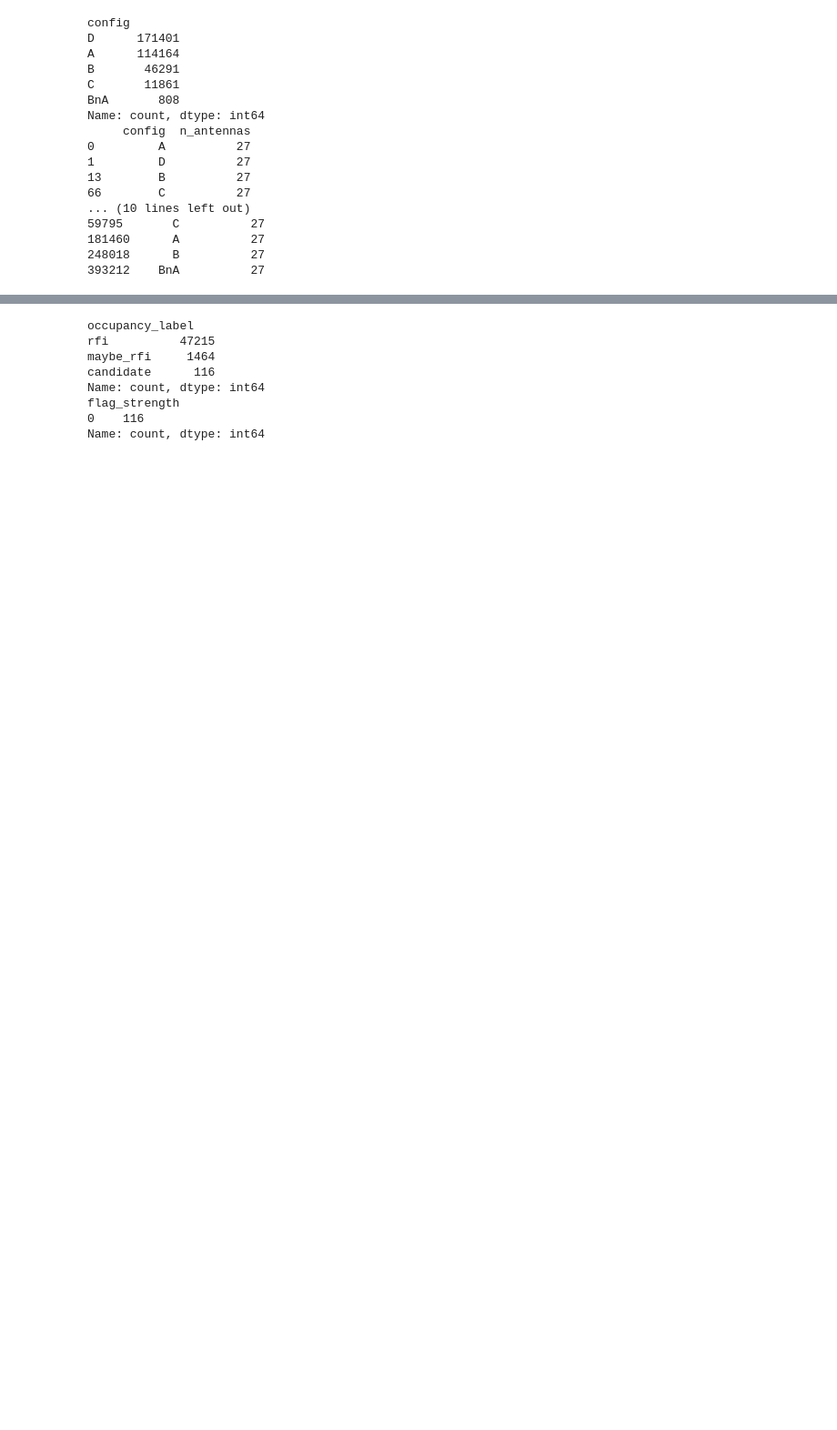
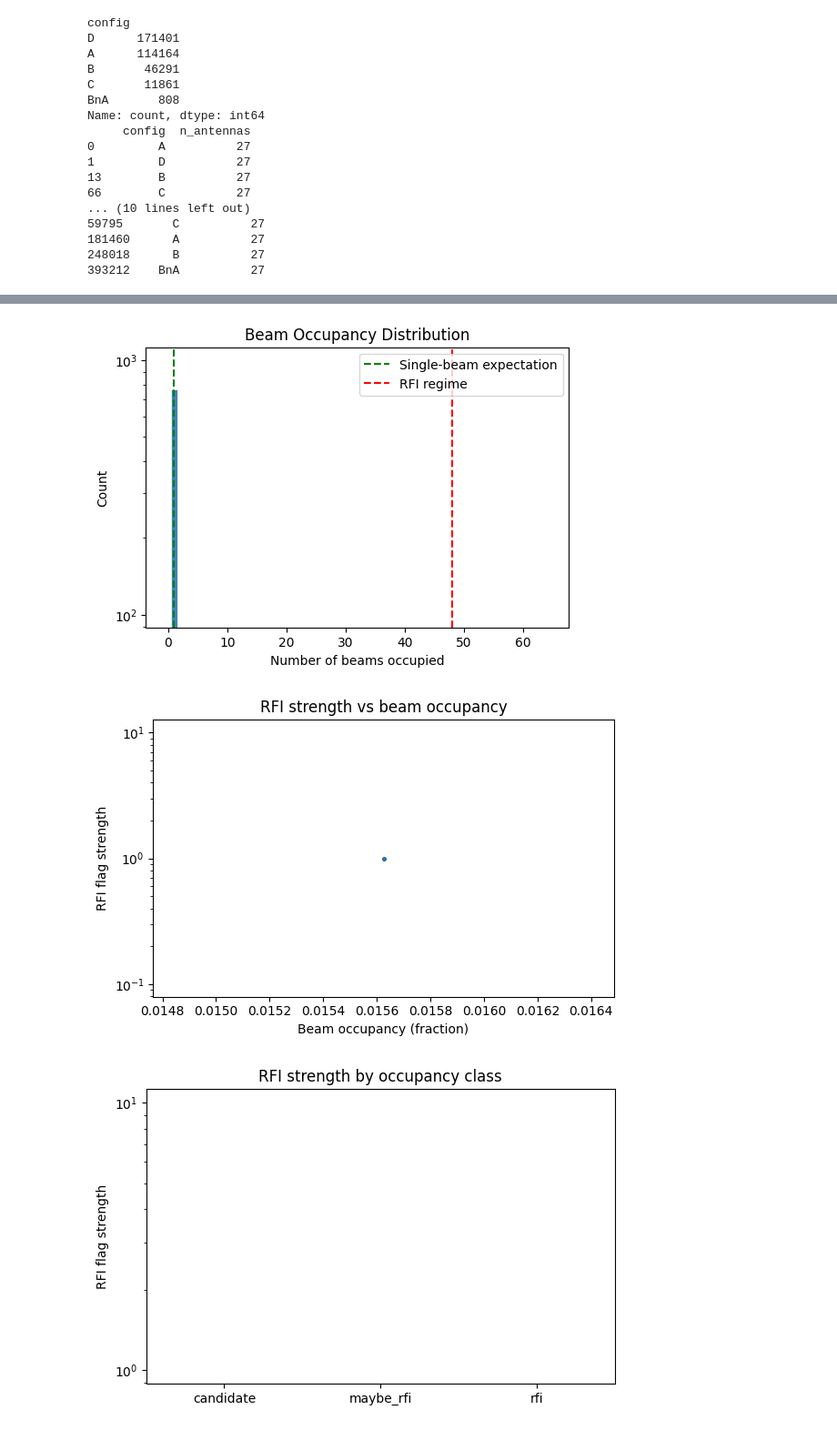
Before and after one commit to ELLAMBISHOP/RADAR, a Jupyter notebook: RFI_anomoly_analysis.ipynb, the cells around one changed output, grey strips where cells are left out. Shown at 91% size. Drawn from its saved outputs; the diff is of its cells as text; code cells hidden in the pictures; blank space fills up the shorter version.

```diff
--- a/RFI_anomoly_analysis.ipynb
+++ b/RFI_anomoly_analysis.ipynb
@@ -303,8 +325,10 @@ Name: count, dtype: int64
 248018      B          27
 393212    BnA          27
 # %%
-# calculate and assign the size of the beam for each hit
 def assign_beam_size_arcsec(df):
+    """
+    Calculates and assign the size of the beam for each hit depending on configuration
+    """
     import numpy as np
 
     # Beam size per band and configuration (arcsec)
@@ -316,7 +340,6 @@ def assign_beam_size_arcsec(df):
         'X':  {'D': 7.2, 'C': 2.1, 'B': 0.6, 'A': 0.20},
     }
 
-    # Frequency bands in MHz
     conditions = [
         (df['signal_frequency'] >= 0)   & (df['signal_frequency'] < 850),
         (df['signal_frequency'] >= 850)  & (df['signal_frequency'] < 1800),
@@ -327,14 +350,12 @@ def assign_beam_size_arcsec(df):
     band_labels = ['P', 'L', 'S', 'C', 'X']
 
     df = df.copy()
-    # Assign band
     df['band'] = np.select(conditions, band_labels, default='Unknown')
 
     # Default config if not present
     if 'config' not in df.columns:
         df['config'] = 'MeerKAT'
 
-    # Create lookup dictionary
     beam_lookup = {
         (band, cfg): size
         for band, cfgs in beam_resolutions.items()
@@ -346,6 +367,7 @@ def assign_beam_size_arcsec(df):
 
     return df
 
+
 #VLA hits
 full_df= assign_beam_size_arcsec(full_df)
 unmatched_coh = assign_beam_size_arcsec(unmatched_coh)
@@ -357,10 +379,10 @@ def flag_local_rfi(df, field, area_multiplier=3,
                    beam_threshold_fraction=0.75, drift_tol=1.0, beam_col='signal_beam',
                     frequency_tol=1.0, freq_col='signal_frequency', min_beams_floor =3):
 
-    from scipy.spatial import ConvexHull
-
-    """ Vectorized form of flag overlapping signals that have the same file URI/FOV but are in
-    spacially separated beams as potential RFI """
+    """
+    Vectorized form of flag overlapping signals that have the same file URI/FOV but are in
+    spacially separated beams as potential RFI
+    """
 
     df = df.copy()
     df['freq_bin'] = (df[freq_col] / frequency_tol).round().astype(int)
@@ -862,12 +854,6 @@ def call_plotting(df):
-# %%
-print(df_meerkat['occupancy_label'].value_counts())
-print(df_meerkat[df_meerkat['occupancy_label']=='candidate']['flag_strength'].value_counts())
-# %% [output]
-occupancy_label
-rfi          47215
-maybe_rfi     1464
-candidate      116
-Name: count, dtype: int64
-flag_strength
-0    116
-Name: count, dtype: int64
+# %%
+call_plotting(df_meerkat)
+# %% [output]
+[figure, added]
+[figure, added]
+[figure, added]
```
Also changed, not shown: parts of 21 cells of this notebook, 1 other file.
